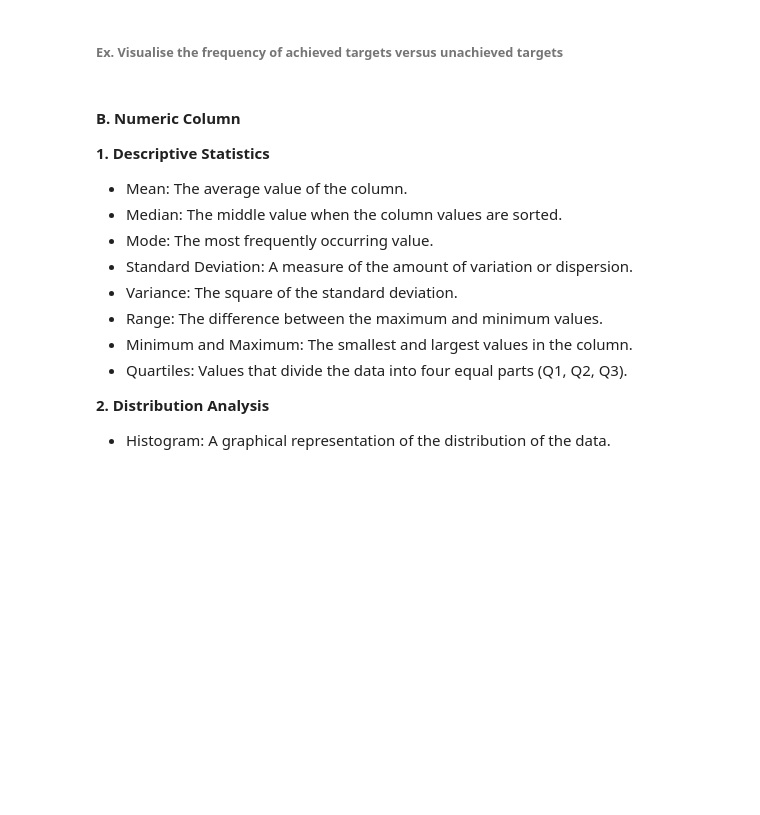
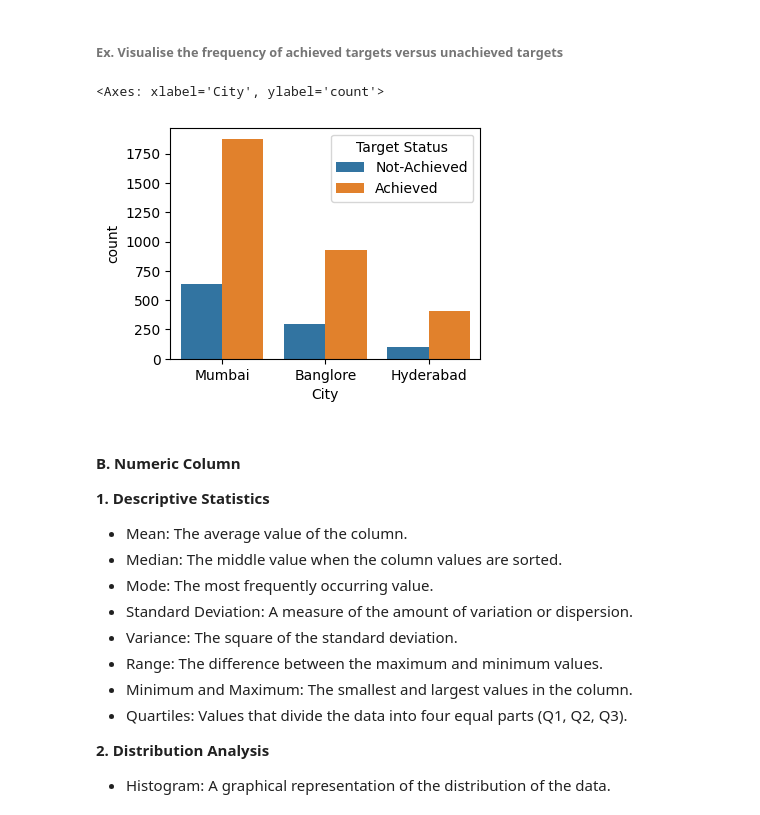
Before and after one commit to knowledge-corner/12_May_2025_Optum_Global, a Jupyter notebook: Classwork/Day - 2 classwork.ipynb, the cells around one changed output. Saved outputs shown, nothing was run; the diff lists cells and outputs as text; code cells hidden in the pictures; blank space fills up the shorter version.

```diff
--- a/Classwork/Day - 2 classwork.ipynb
+++ b/Classwork/Day - 2 classwork.ipynb
@@ -989,3 +496,25 @@ Name: Sales, Length: 4248, dtype: float64
 #### Type of variables -
     - Numeric Variable
     - Categorial Variable
+# %%
+import numpy as np
+import pandas as pd
+import matplotlib.pyplot as plt
+import seaborn as sns
+
+plt.rcParams["figure.figsize"] = (4, 3)
+df = pd.read_csv(r"./datasets/coffee_sales.csv", header=3)
+df.dropna(axis = 1, how = "all", inplace=True)
+obj = str.maketrans("","", "$,")
+df.Sales = df.Sales.str.translate(obj).astype(float)
+df.Profit = df.Profit.str.translate(obj).astype(float)
+df["Target Sales"] = df["Target Sales"].str.translate(obj).astype(float)
+df["Target Profit"] = df["Target Profit"].str.translate(obj).astype(float)
+
+df["Target Status"] = np.where(df.Sales >= df["Target Sales"], "Achieved", "Not-Achieved")
+df.Date = pd.to_datetime(df.Date, format = "mixed") # converts data to datetime format
+
+df.insert(1, "Year", df.Date.dt.year)
+df.insert(2, "Month", df.Date.dt.month_name())
+df.insert(3, "YM", pd.to_datetime(df.Date, format = "mixed").dt.to_period("M"))
+df.head(2)
@@ -1000,3 +546,8 @@ Name: Sales, Length: 4248, dtype: float64
+# %%
+sns.countplot(data = df, hue = "Target Status", x = "City")
+# %% [output]
+<Axes: xlabel='City', ylabel='count'>
+[figure, added]
 # %% [markdown]
 #### B. Numeric Column
 
```
Also changed, not shown: parts of 119 cells of this notebook.
